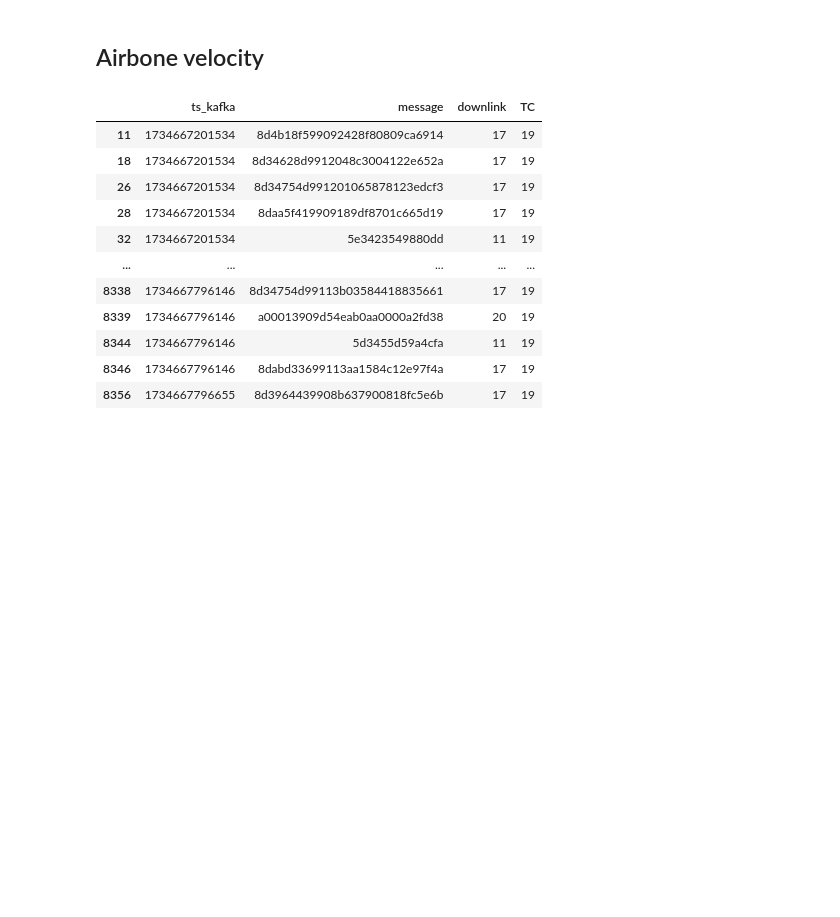
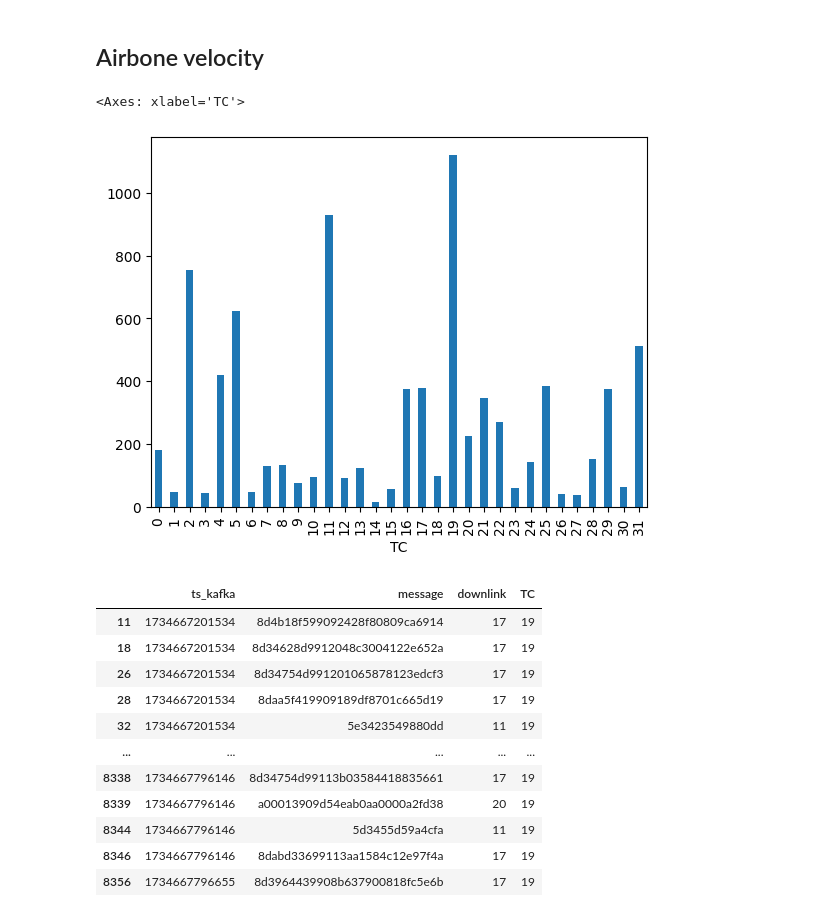
Before and after one commit to artemvarucm/PD2, a Jupyter notebook: aircraft_identification.ipynb, the cells around one changed output. Cells and saved outputs as stored; diff of their text form; code cells hidden in the pictures; blank space fills up the shorter version.

```diff
--- a/aircraft_identification.ipynb
+++ b/aircraft_identification.ipynb
@@ -326,6 +324,11 @@ z = pms.decoder.bds.bds50.trk50(primerhex)
 z
 # %% [markdown]
 ## Airbone velocity
+# %%
+df["TC"].value_counts().sort_index().plot(kind="bar")
+# %% [output]
+<Axes: xlabel='TC'>
+[figure, added]
 # %%
 df["TC"] = df.message.map(encodeTC)
 df_vel = df[df["TC"] == 19]
```
Also changed, not shown: parts of 4 cells of this notebook, 4 other files.
